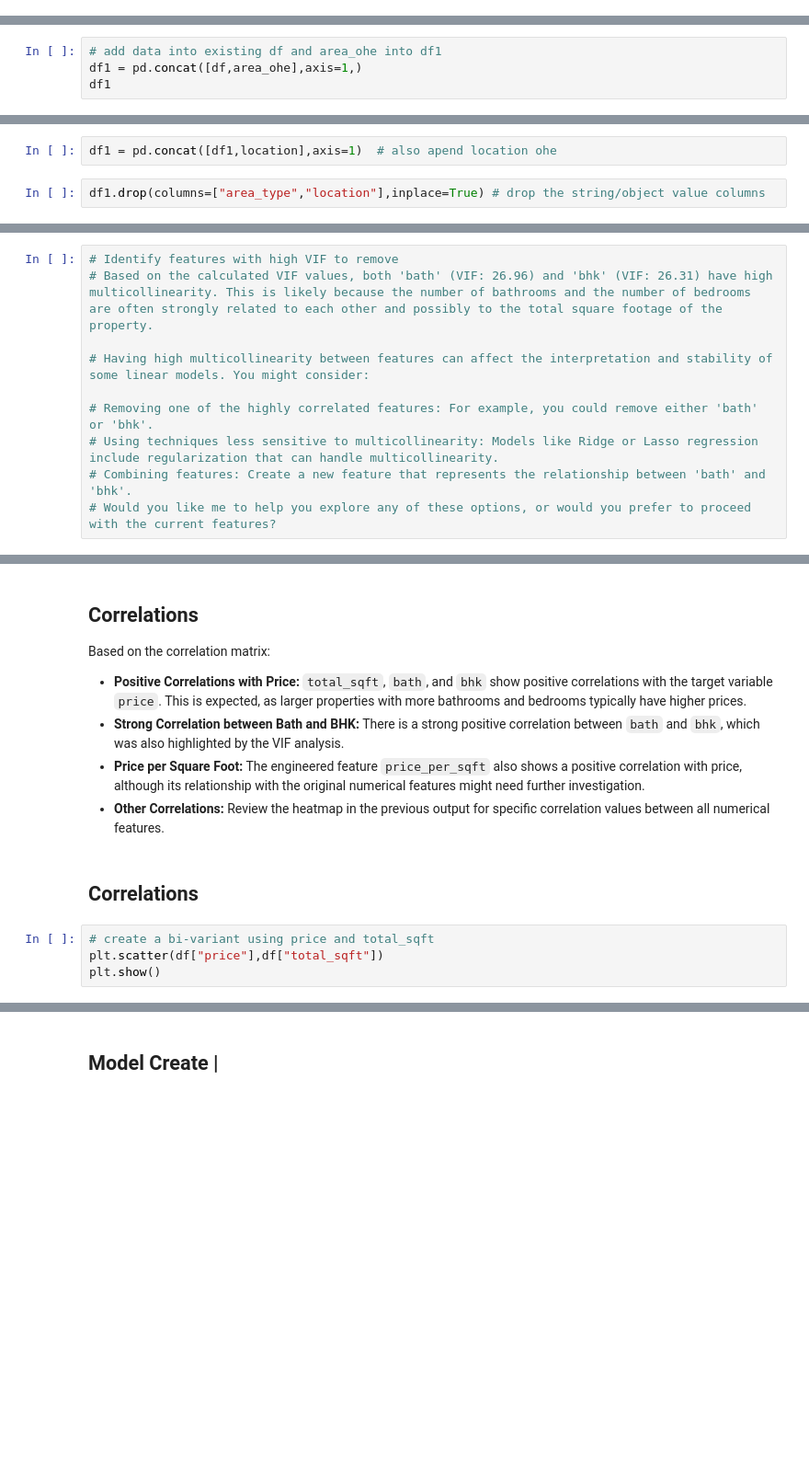
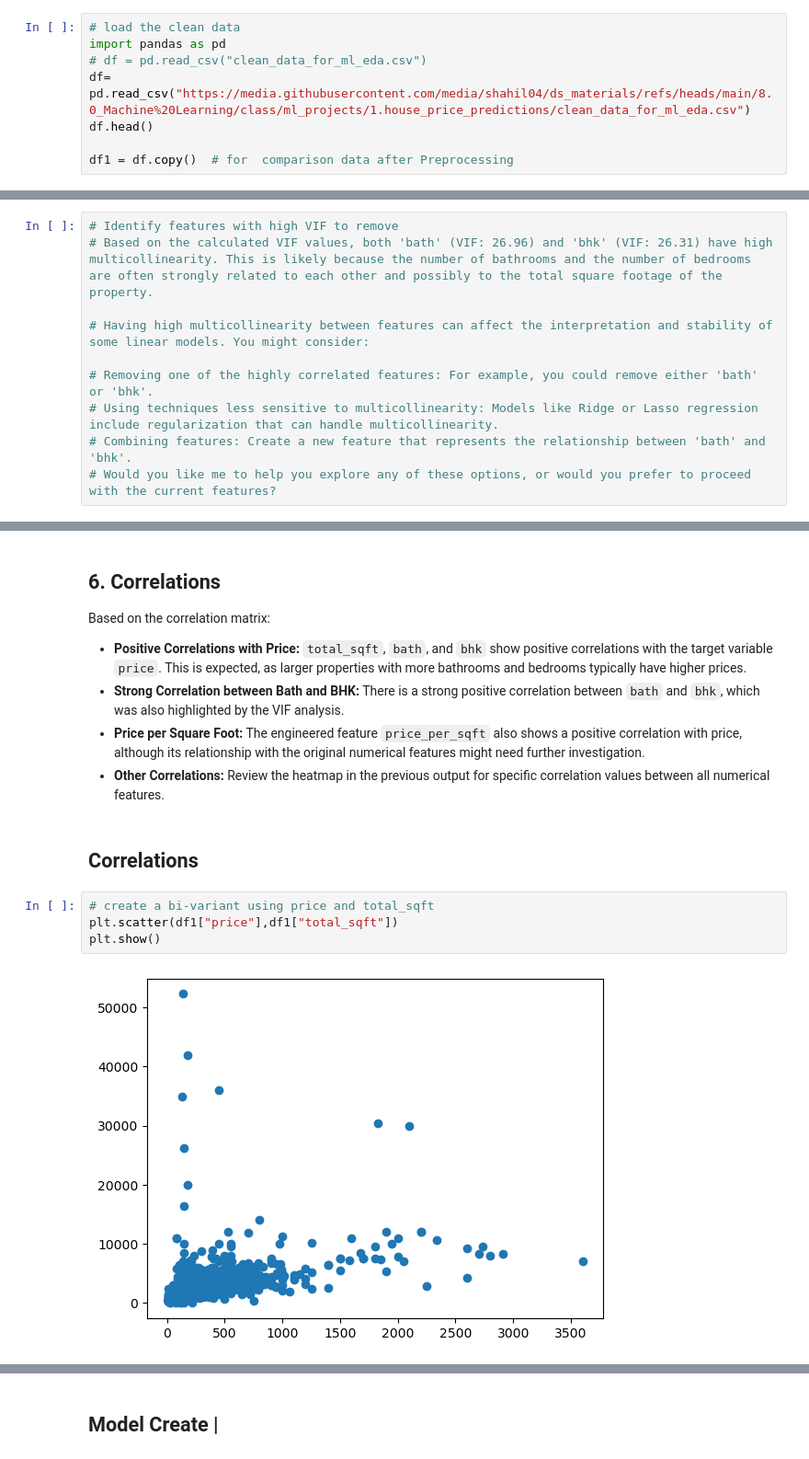
Before and after one commit to shahil04/ds_materials, a Jupyter notebook: 8.0_Machine Learning/class/ml_projects/1.house_price_predictions/Module 2 – Data Handling & Preprocessing_house_ML model_Linear_regressions.ipynb, the cells around one changed output, grey strips where cells are left out. Shown at 92% size. Drawn from its saved outputs; the diff is of its cells as text; blank space fills up the shorter version.

```diff
--- a/8.0_Machine Learning/class/ml_projects/1.house_price_predictions/Module 2 – Data Handling & Preprocessing_house_ML model_Linear_regressions.ipynb
+++ b/8.0_Machine Learning/class/ml_projects/1.house_price_predictions/Module 2 – Data Handling & Preprocessing_house_ML model_Linear_regressions.ipynb
@@ -815,0 +812,8 @@ df.head()
+# %%
+# load the clean data
+import pandas as pd
+# df = pd.read_csv("clean_data_for_ml_eda.csv")
+df= pd.read_csv("https://media.githubusercontent.com/media/shahil04/ds_materials/refs/heads/main/8.0_Machine%20Learning/class/ml_projects/1.house_price_predictions/clean_data_for_ml_eda.csv")
+df.head()
+
+df1 = df.copy()  # for  comparison data after Preprocessing
@@ -1021,4 +1043,0 @@ df.to_csv("data_preprocess_for_ml.csv",index=False)
-# %%
-# add data into existing df and area_ohe into df1
-df1 = pd.concat([df,area_ohe],axis=1,)
-df1
@@ -1034,4 +1043,0 @@ location
-# %%
-df1 = pd.concat([df1,location],axis=1)  # also apend location ohe
-# %%
-df1.drop(columns=["area_type","location"],inplace=True) # drop the string/object value columns
@@ -1087,5 +1359,5 @@ display(vif_data.sort_values(by="VIF", ascending=False))
 # %% [markdown]
-## Correlations
+## 6. Correlations
 
 Based on the correlation matrix:
 
@@ -1097,8 +1369,10 @@ Based on the correlation matrix:
 ## Correlations
 # %%
 # create a bi-variant using price and total_sqft
-plt.scatter(df["price"],df["total_sqft"])
+plt.scatter(df1["price"],df1["total_sqft"])
 plt.show()
+# %% [output]
+[figure, added]
 # %%
 # Multivariate Analysis (Correlation Matrix and Heatmap)
 print("\nMultivariate Analysis (Correlation Matrix):")
```
Also changed, not shown: parts of 86 cells of this notebook, 3 other files.
